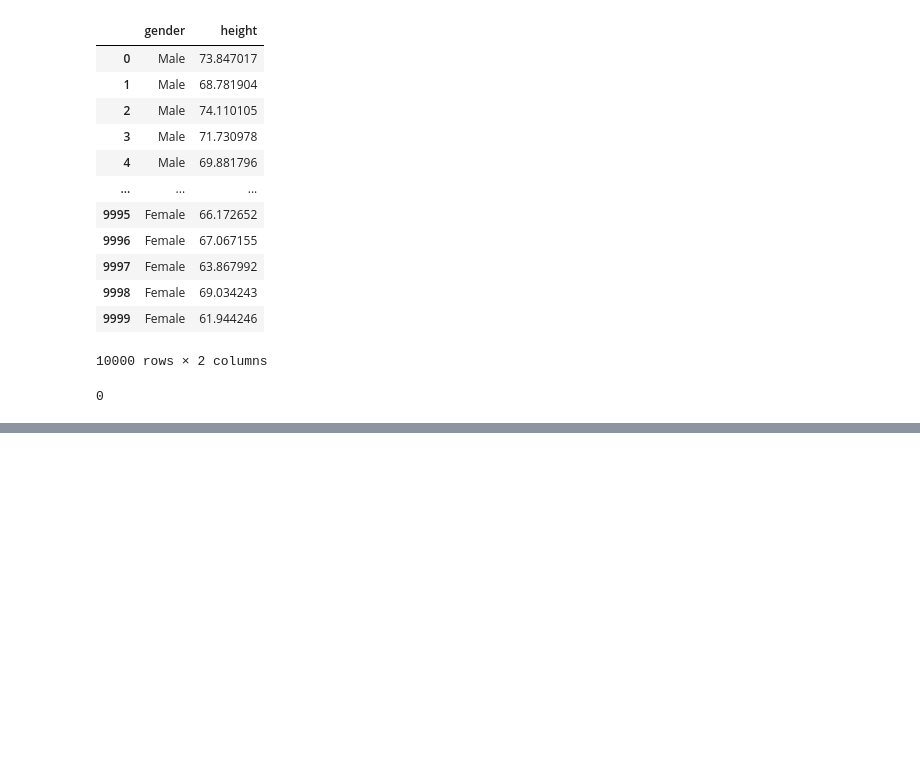
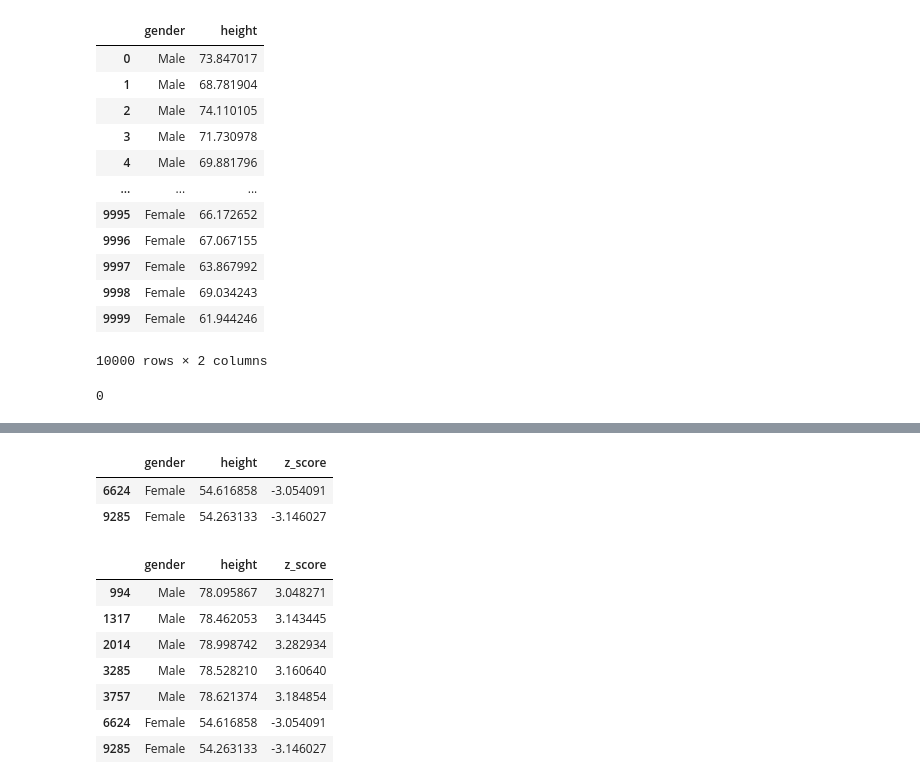
Before and after one commit to GlitchAyub/Feature-Engineering, a Jupyter notebook: outlier_detection2.ipynb, the cells around one changed output, grey strips where cells are left out. Drawn from its saved outputs; the diff is of its cells as text; code cells hidden in the pictures; blank space fills up the shorter version.

```diff
--- a/outlier_detection2.ipynb
+++ b/outlier_detection2.ipynb
@@ -110,0 +115,2 @@ df.shape[0] - df_no_outlier_std_dev.shape[0]
+# %%
+df['z_score']= (df.height - df.height.mean())/df.height.std()
@@ -110,0 +135,18 @@ df.shape[0] - df_no_outlier_std_dev.shape[0]
+# %%
+df[df['z_score']<-3]
+# %% [output]
+|  | gender | height | z_score |
+| 6624 | Female | 54.616858 | -3.054091 |
+| 9285 | Female | 54.263133 | -3.146027 |
+# %%
+
+df[(df['z_score']>3) | (df['z_score']<-3)]
+# %% [output]
+|  | gender | height | z_score |
+| 994 | Male | 78.095867 | 3.048271 |
+| 1317 | Male | 78.462053 | 3.143445 |
+| 2014 | Male | 78.998742 | 3.282934 |
+| 3285 | Male | 78.528210 | 3.160640 |
+| 3757 | Male | 78.621374 | 3.184854 |
+| 6624 | Female | 54.616858 | -3.054091 |
+| 9285 | Female | 54.263133 | -3.146027 |
```
Also changed, not shown: parts of 6 cells of this notebook, 1 other file.
